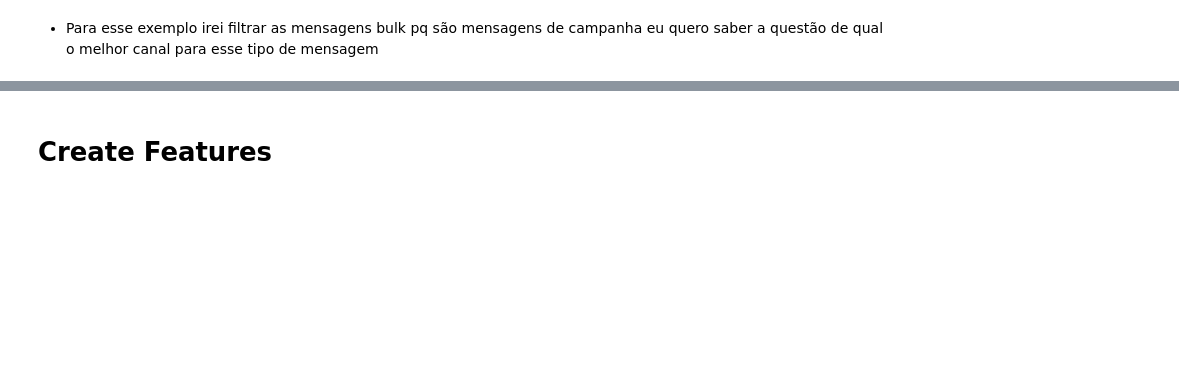
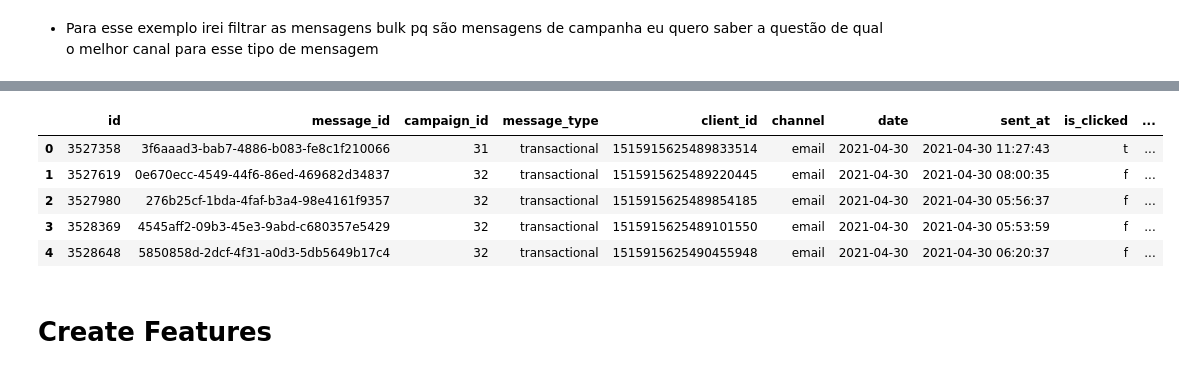
Before and after one commit to CarlosQuixada/Contextual-Multi-Armed-Bandit, a Jupyter notebook: notebook/00_Carregar_Feature_Engineering.ipynb, the cells around one changed output, grey strips where cells are left out. Saved outputs shown, nothing was run; the diff lists cells and outputs as text; code cells hidden in the pictures; blank space fills up the shorter version.

```diff
--- a/notebook/00_Carregar_Feature_Engineering.ipynb
+++ b/notebook/00_Carregar_Feature_Engineering.ipynb
@@ -24,2 +27,11 @@ df_msg = df_msg[cols].head()
+# %%
+df_msg.head()
+# %% [output]
+|  | id | message_id | campaign_id | message_type | client_id | channel | date | sent_at | is_clicked | ... |
+| 0 | 3527358 | 3f6aaad3-bab7-4886-b083-fe8c1f210066 | 31 | transactional | 1515915625489833514 | email | 2021-04-30 | 2021-04-30 11:27:43 | t | ... |
+| 1 | 3527619 | 0e670ecc-4549-44f6-86ed-469682d34837 | 32 | transactional | 1515915625489220445 | email | 2021-04-30 | 2021-04-30 08:00:35 | f | ... |
+| 2 | 3527980 | 276b25cf-1bda-4faf-b3a4-98e4161f9357 | 32 | transactional | 1515915625489854185 | email | 2021-04-30 | 2021-04-30 05:56:37 | f | ... |
+| 3 | 3528369 | 4545aff2-09b3-45e3-9abd-c680357e5429 | 32 | transactional | 1515915625489101550 | email | 2021-04-30 | 2021-04-30 05:53:59 | f | ... |
+| 4 | 3528648 | 5850858d-2dcf-4f31-a0d3-5db5649b17c4 | 32 | transactional | 1515915625490455948 | email | 2021-04-30 | 2021-04-30 06:20:37 | f | ... |
 # %% [markdown]
 # Create Features
```
Also changed, not shown: parts of 25 cells of this notebook, 8 other files.
